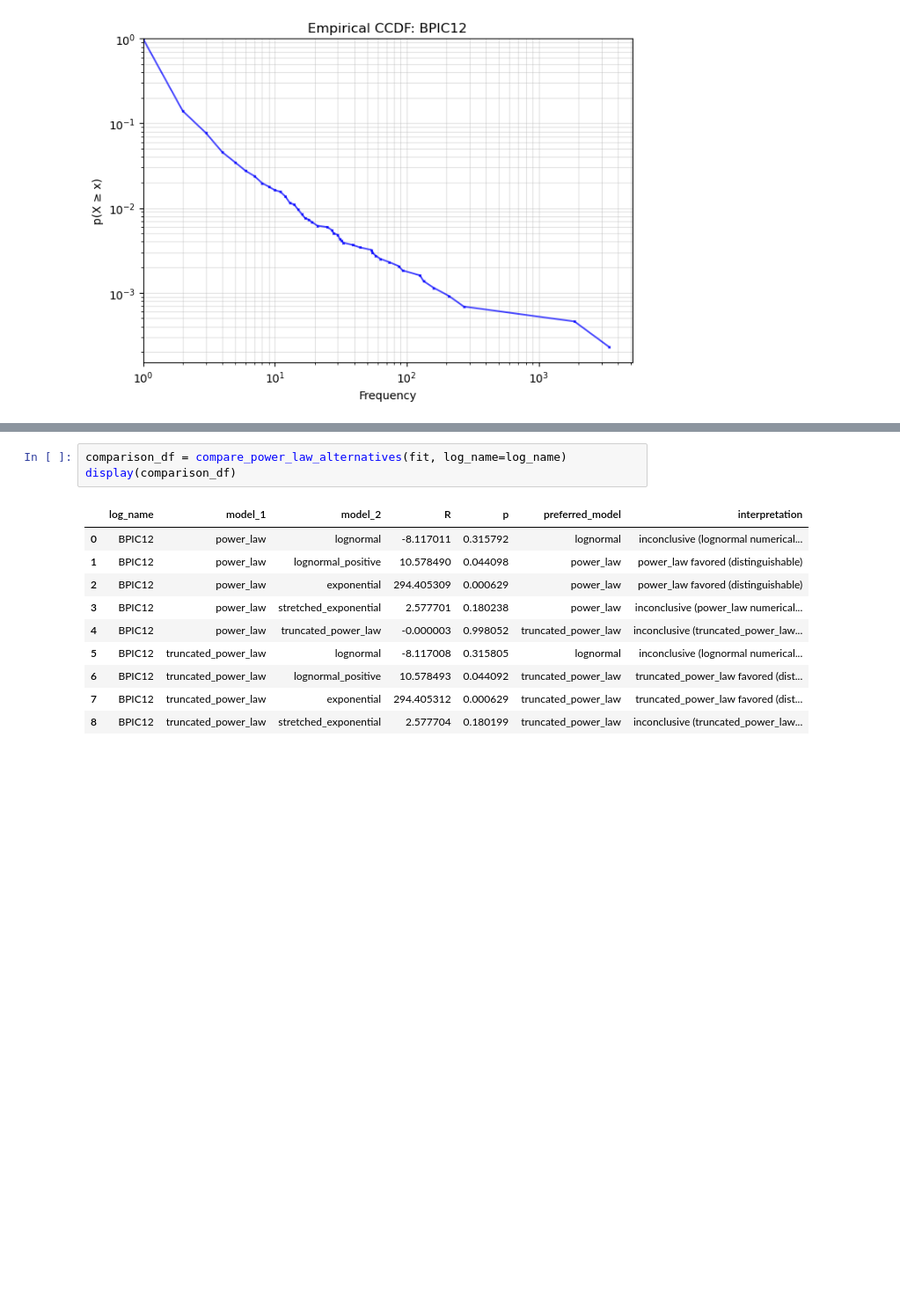
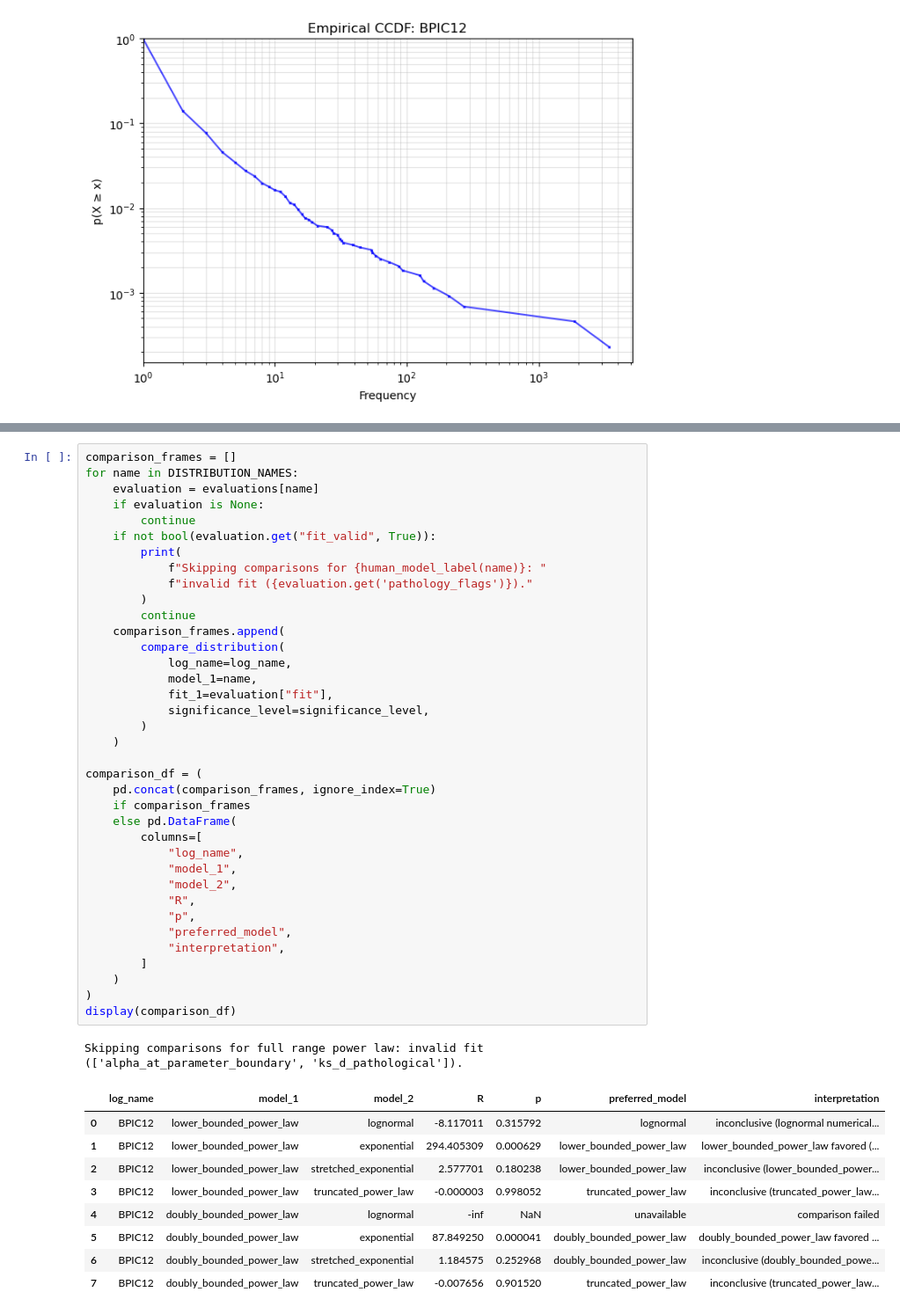
Before and after one commit to lennartebert/process-mining-rfcs, a Jupyter notebook: analyze_powerlaw_single_log.ipynb, the cells around one changed output, grey strips where cells are left out. Shown at 88% size. Cells and saved outputs as stored; diff of their text form; blank space fills up the shorter version.

```diff
--- a/analyze_powerlaw_single_log.ipynb
+++ b/analyze_powerlaw_single_log.ipynb
@@ -454,17 +721,51 @@ The comparison $p$-value is **not** an absolute goodness-of-fit test for either
 # %%
-comparison_df = compare_power_law_alternatives(fit, log_name=log_name)
+comparison_frames = []
+for name in DISTRIBUTION_NAMES:
+    evaluation = evaluations[name]
+    if evaluation is None:
+        continue
+    if not bool(evaluation.get("fit_valid", True)):
+        print(
+            f"Skipping comparisons for {human_model_label(name)}: "
+            f"invalid fit ({evaluation.get('pathology_flags')})."
+        )
+        continue
+    comparison_frames.append(
+        compare_distribution(
+            log_name=log_name,
+            model_1=name,
+            fit_1=evaluation["fit"],
+            significance_level=significance_level,
+        )
+    )
+
+comparison_df = (
+    pd.concat(comparison_frames, ignore_index=True)
+    if comparison_frames
+    else pd.DataFrame(
+        columns=[
+            "log_name",
+            "model_1",
+            "model_2",
+            "R",
+            "p",
+            "preferred_model",
+            "interpretation",
+        ]
+    )
+)
 display(comparison_df)
 # %% [output]
+Skipping comparisons for full range power law: invalid fit (['alpha_at_parameter_boundary', 'ks_d_pathological']).
 |  | log_name | model_1 | model_2 | R | p | preferred_model | interpretation |
-| 0 | BPIC12 | power_law | lognormal | -8.117011 | 0.315792 | lognormal | inconclusive (lognormal numerical... |
-| 1 | BPIC12 | power_law | lognormal_positive | 10.578490 | 0.044098 | power_law | power_law favored (distinguishable) |
-| 2 | BPIC12 | power_law | exponential | 294.405309 | 0.000629 | power_law | power_law favored (distinguishable) |
-| 3 | BPIC12 | power_law | stretched_exponential | 2.577701 | 0.180238 | power_law | inconclusive (power_law numerical... |
-| 4 | BPIC12 | power_law | truncated_power_law | -0.000003 | 0.998052 | truncated_power_law | inconclusive (truncated_power_law... |
-| 5 | BPIC12 | truncated_power_law | lognormal | -8.117008 | 0.315805 | lognormal | inconclusive (lognormal numerical... |
-| 6 | BPIC12 | truncated_power_law | lognormal_positive | 10.578493 | 0.044092 | truncated_power_law | truncated_power_law favored (dist... |
-| 7 | BPIC12 | truncated_power_law | exponential | 294.405312 | 0.000629 | truncated_power_law | truncated_power_law favored (dist... |
-| 8 | BPIC12 | truncated_power_law | stretched_exponential | 2.577704 | 0.180199 | truncated_power_law | inconclusive (truncated_power_law... |
+| 0 | BPIC12 | lower_bounded_power_law | lognormal | -8.117011 | 0.315792 | lognormal | inconclusive (lognormal numerical... |
+| 1 | BPIC12 | lower_bounded_power_law | exponential | 294.405309 | 0.000629 | lower_bounded_power_law | lower_bounded_power_law favored (... |
+| 2 | BPIC12 | lower_bounded_power_law | stretched_exponential | 2.577701 | 0.180238 | lower_bounded_power_law | inconclusive (lower_bounded_power... |
+| 3 | BPIC12 | lower_bounded_power_law | truncated_power_law | -0.000003 | 0.998052 | truncated_power_law | inconclusive (truncated_power_law... |
+| 4 | BPIC12 | doubly_bounded_power_law | lognormal | -inf | NaN | unavailable | comparison failed |
+| 5 | BPIC12 | doubly_bounded_power_law | exponential | 87.849250 | 0.000041 | doubly_bounded_power_law | doubly_bounded_power_law favored ... |
+| 6 | BPIC12 | doubly_bounded_power_law | stretched_exponential | 1.184575 | 0.252968 | doubly_bounded_power_law | inconclusive (doubly_bounded_powe... |
+| 7 | BPIC12 | doubly_bounded_power_law | truncated_power_law | -0.007656 | 0.901520 | truncated_power_law | inconclusive (truncated_power_law... |
 # %% [markdown]
 ## 11. Clauset-style semiparametric bootstrap goodness-of-fit
 
```
Also changed, not shown: parts of 14 cells of this notebook, 17 other files.
